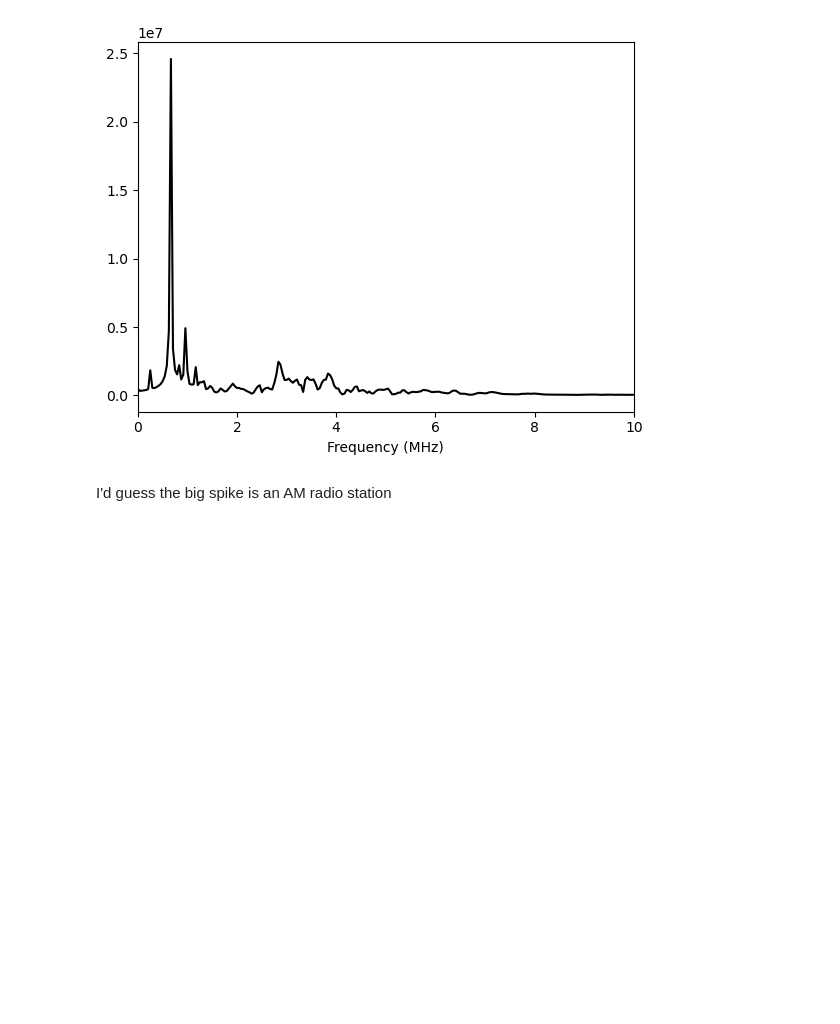
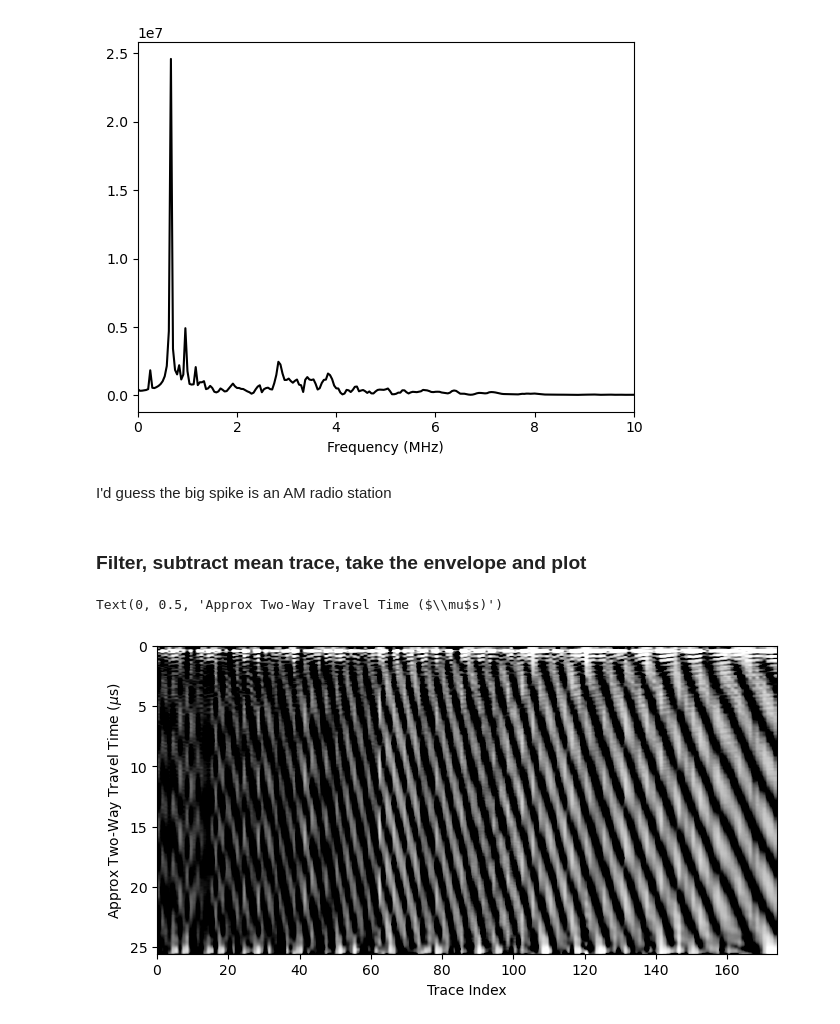
Before and after one commit to mchristoffersen/groundhog, a Jupyter notebook: process/read_plot_example.ipynb, the cells around one changed output. Drawn from its saved outputs; the diff is of its cells as text; code cells hidden in the pictures; blank space fills up the shorter version.

```diff
--- a/process/read_plot_example.ipynb
+++ b/process/read_plot_example.ipynb
@@ -153,3 +153,39 @@ Text(0.5, 0, 'Frequency (MHz)')
 [figure]
 # %% [markdown]
 I'd guess the big spike is an AM radio station
+# %% [markdown]
+### Filter, subtract mean trace, take the envelope and plot
+# %%
+# Bandpass filter
+flo = 1e6
+fhi = 8e6
+sos = sig.butter(8, [flo, fhi], btype="band", output="sos", fs=attrs["fs"])
+rxfilt = sig.sosfiltfilt(sos, rx, axis=0)
+
+# Remove mean trace
+mt = np.mean(rxfilt, axis=1)
+rxfilt = rxfilt - mt[:, np.newaxis]
+
+# Take envelope
+rxfilt = sig.hilbert(rxfilt, axis=0)
+rxfilt = np.abs(rxfilt)
+
+# Plot
+t = np.arange(rxfilt.shape[0])/attrs["fs"]
+
+# Envelope image
+plt.figure(figsize=(8, 4))
+img = np.log10(np.abs(rxfilt))
+plt.imshow(
+    img,
+    aspect="auto",
+    cmap="Greys_r",
+    vmin=np.percentile(img, 30),
+    vmax=np.percentile(img, 99),
+    extent=[0, rx.shape[1], 1e6*t[-1], 0],
+)
+plt.xlabel("Trace Index")
+plt.ylabel("Approx Two-Way Travel Time ($\mu$s)")
+# %% [output]
+Text(0, 0.5, 'Approx Two-Way Travel Time ($\\mu$s)')
+[figure, added]
```
Also changed, not shown: parts of 1 cell of this notebook, 1 other file.
